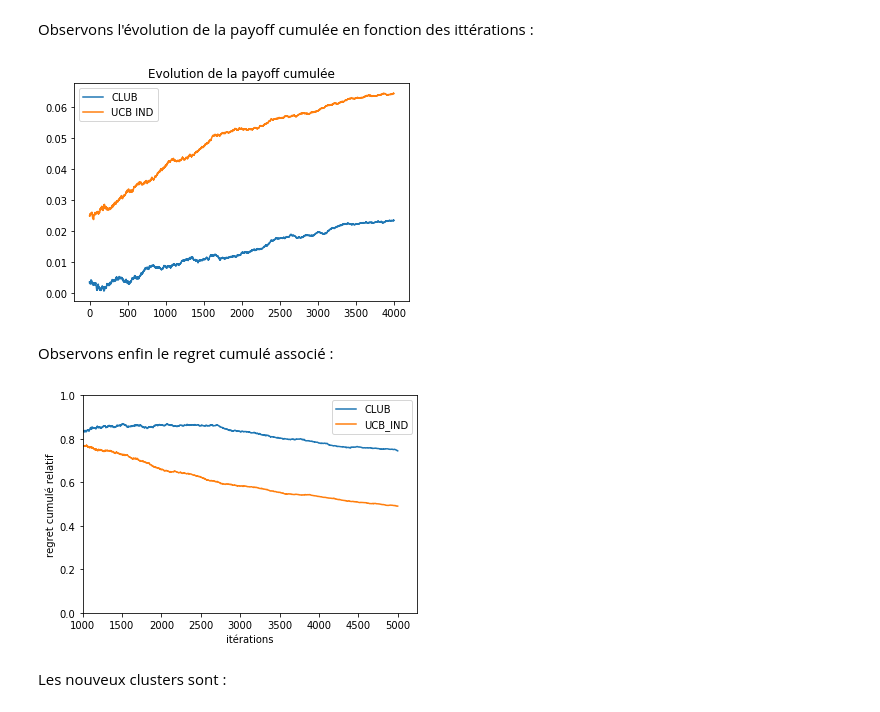
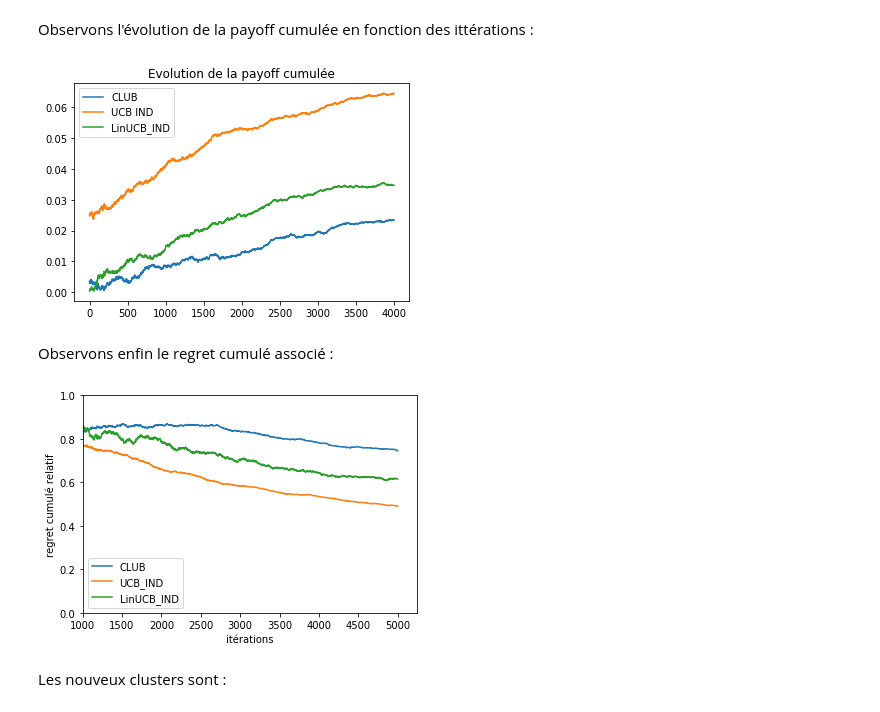
Before and after one commit to AntoineG92/Online-Clustering-of-Bandits-ENSAE, a Jupyter notebook: CLUB_draft_V2.0.ipynb, the cells around one changed output. Cells and saved outputs as stored; diff of their text form; code cells hidden in the pictures.

Commit message:
Ajout LinUCBIND + Graph

```diff
--- a/CLUB_draft_V2.0.ipynb
+++ b/CLUB_draft_V2.0.ipynb
@@ -71,33 +71,29 @@ plt.show()
 # %% [markdown]
 Observons l'évolution de la payoff cumulée en fonction des ittérations :
 # %%
-#mean payoff cumulée
-payoff_mean_cum=np.zeros(Online.T)
-payoff_vec=np.array(list_payoff)
-for i in range(1,Online.T):
-    payoff_mean_cum[i]=np.mean(payoff_vec[:i])
-
 plt.plot(Online.payoff_cum(list_payoff)[1000:Online.T])
 plt.plot(Online_UCB_IND.payoff_cum(payoff_UCB_IND)[1000:Online_UCB_IND.T])
+plt.plot(Online.payoff_cum(list_payoff_Lin)[1000:Online.T])
 plt.title("Evolution de la payoff cumulée")
-plt.legend(["CLUB","UCB IND"])
+plt.legend(["CLUB","UCB IND","LinUCB_IND"])
 plt.show()
 # %% [output]
-[figure, old version]
+[figure, new version]
 # %% [markdown]
 Observons enfin le regret cumulé associé :
 # %%
 #plt.plot(-regret_cum_random)
 plt.plot(regret_cum/regret_cum_random)
 plt.plot(regret_cum_UCB_IND/regret_cum_rand_UCB_IND)
-plt.legend(["CLUB","UCB_IND"])
+plt.plot(regret_cum_Lin/regret_cum_random)
+plt.legend(["CLUB","UCB_IND","LinUCB_IND"])
 plt.xlim(1000,)
 plt.ylim(0,1)
 plt.xlabel("itérations")
 plt.ylabel("regret cumulé relatif")
 plt.show()
 # %% [output]
-[figure, old version]
+[figure, new version]
 # %% [markdown]
 Les nouveux clusters sont :
 # %%
```
